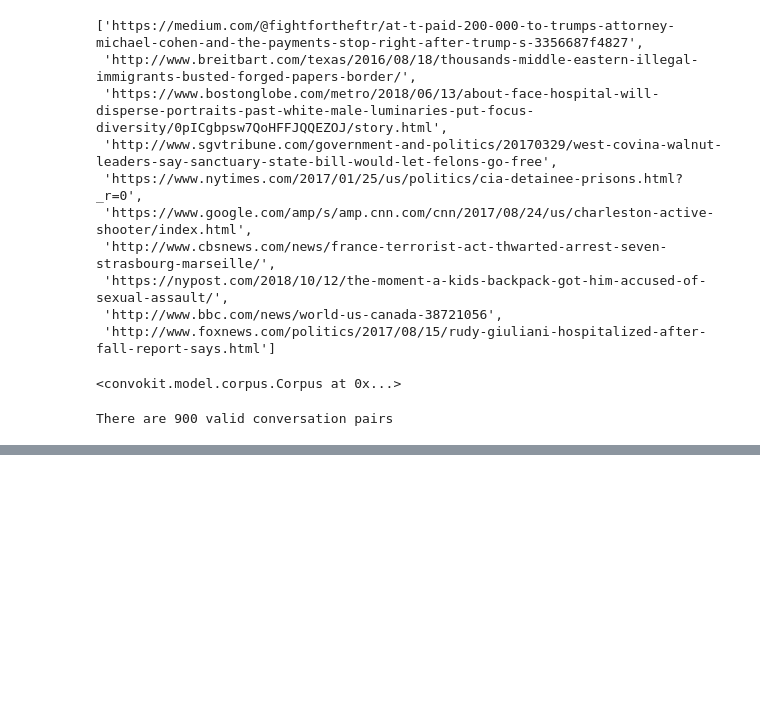
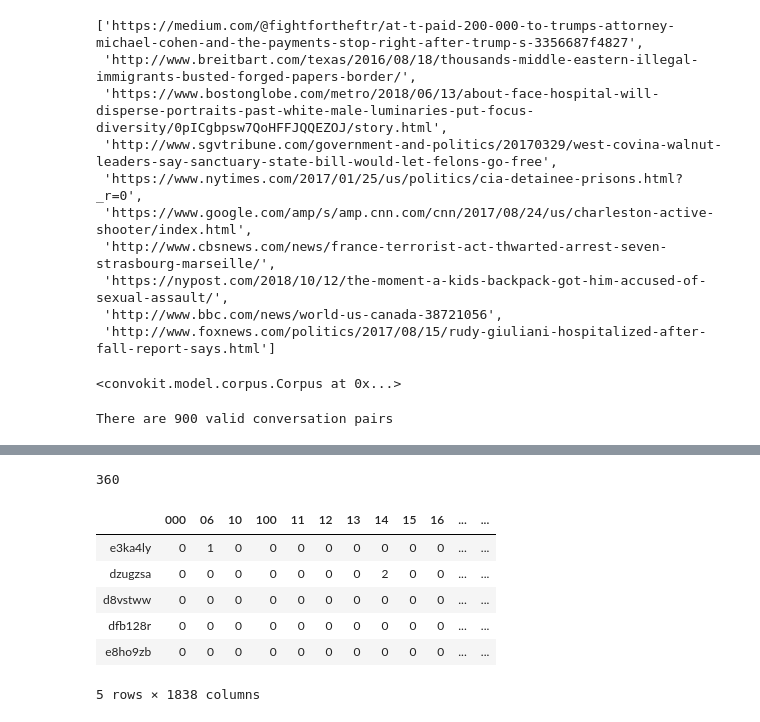
Before and after one commit to rgangela99/Cornell-Conversational-Analysis-Toolkit, a Jupyter notebook: examples/fake-news/fake-news-matches-from-url.ipynb, the cells around one changed output, grey strips where cells are left out. Drawn from its saved outputs; the diff is of its cells as text; code cells hidden in the pictures; blank space fills up the shorter version.

```diff
--- a/examples/fake-news/fake-news-matches-from-url.ipynb
+++ b/examples/fake-news/fake-news-matches-from-url.ipynb
@@ -140,0 +250,30 @@ print_extreme_coefs(clf, feats)
+# %%
+from sklearn.model_selection import train_test_split
+pos_neg_train, pos_neg_test = train_test_split(list(zip(pos_thread_ids, neg_thread_ids)), test_size=0.2, random_state=42)
+# %%
+pos_train = [x[0] for x in pos_neg_train]
+neg_train = [x[1] for x in pos_neg_train]
+pos_test = [x[0] for x in pos_neg_test]
+neg_test = [x[1] for x in pos_neg_test]
+# %%
+train_text_df = text_df.loc[pos_train + neg_train]
+test_text_df = text_df.loc[pos_test + neg_test]
+# %%
+len(test_text_df)
+# %% [output]
+360
+# %%
+from sklearn.feature_extraction.text import CountVectorizer
+cv = CountVectorizer(min_df=0.01, max_df=0.7)
+# %%
+train_text_arr = cv.fit_transform(train_text_df['text'])
+train_text_transform_df = pd.DataFrame(train_text_arr.toarray(), columns=cv.get_feature_names(), index=train_text_df.index)
+train_text_transform_df.head()
+# %% [output]
+|  | 000 | 06 | 10 | 100 | 11 | 12 | 13 | 14 | 15 | 16 | ... | ... |
+| e3ka4ly | 0 | 1 | 0 | 0 | 0 | 0 | 0 | 0 | 0 | 0 | ... | ... |
+| dzugzsa | 0 | 0 | 0 | 0 | 0 | 0 | 0 | 2 | 0 | 0 | ... | ... |
+| d8vstww | 0 | 0 | 0 | 0 | 0 | 0 | 0 | 0 | 0 | 0 | ... | ... |
+| dfb128r | 0 | 0 | 0 | 0 | 0 | 0 | 0 | 0 | 0 | 0 | ... | ... |
+| e8ho9zb | 0 | 0 | 0 | 0 | 0 | 0 | 0 | 0 | 0 | 0 | ... | ... |
+5 rows × 1838 columns
```
Also changed, not shown: parts of 51 cells of this notebook, 1 other file.
